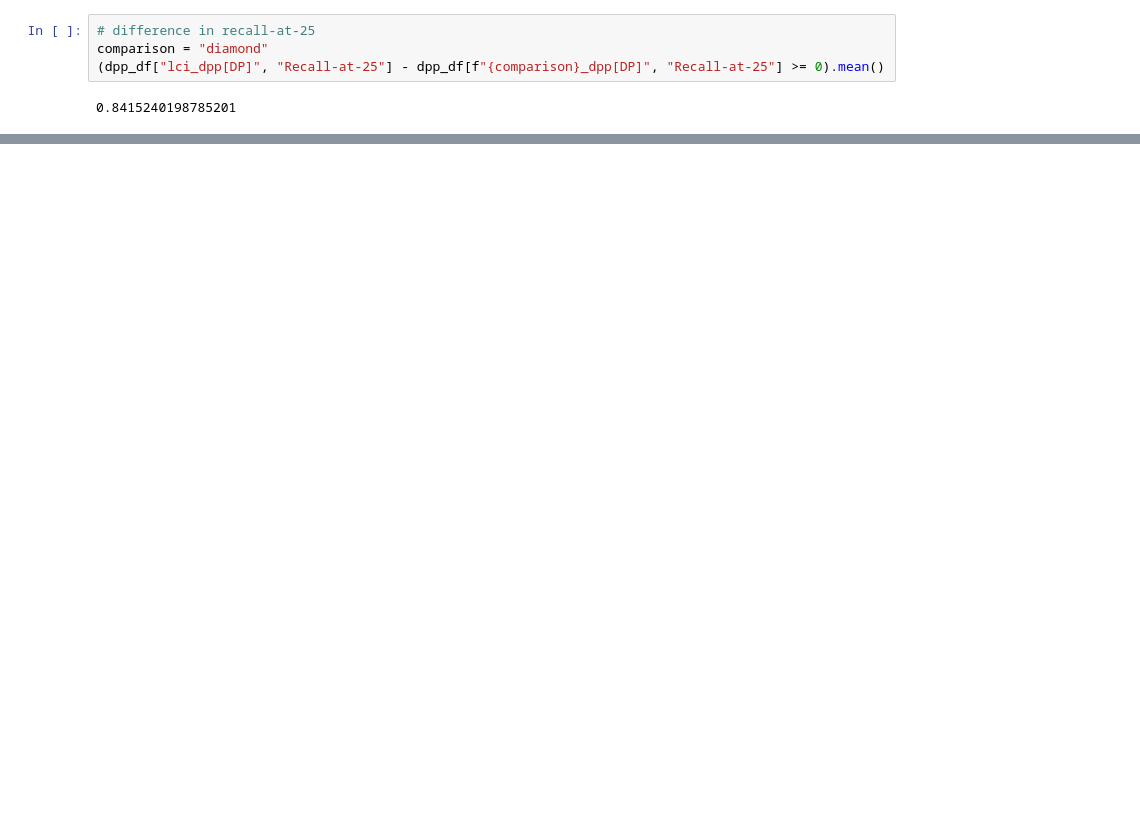
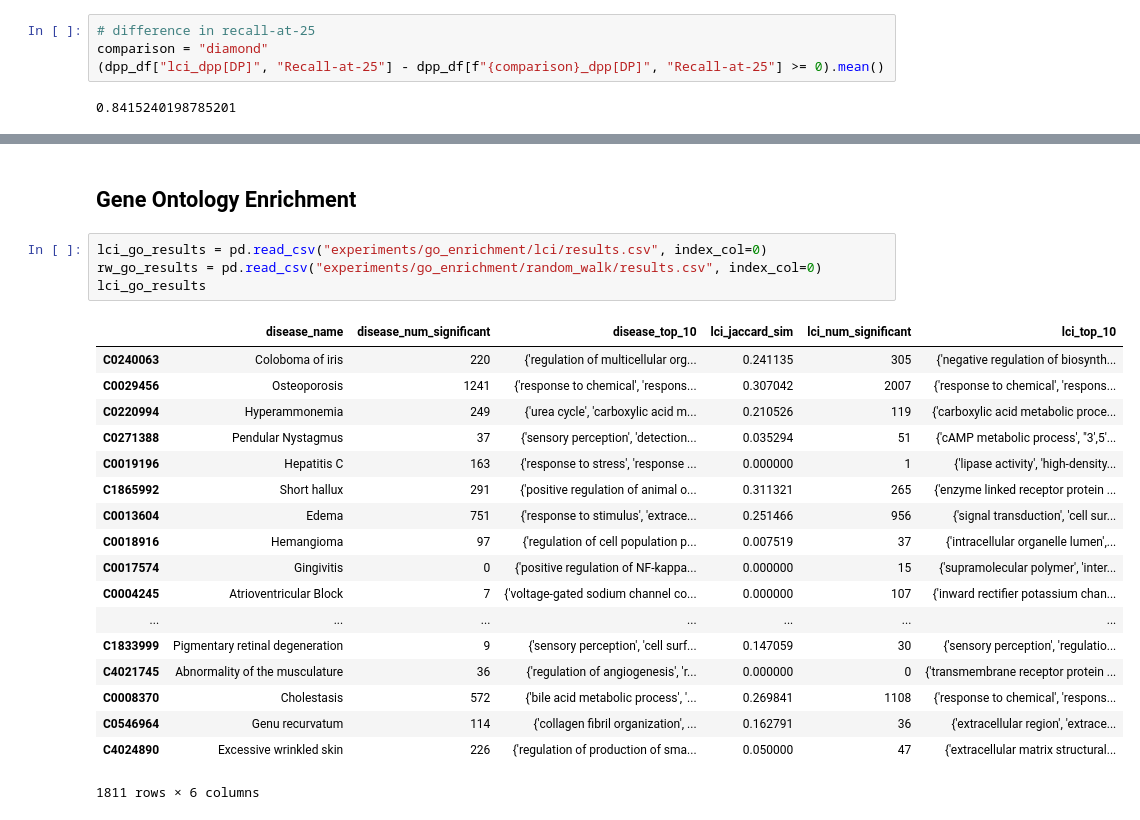
Before and after one commit to seyuboglu/milieu, a Jupyter notebook: notebooks/analysis.ipynb, the cells around one changed output, grey strips where cells are left out. Cells and saved outputs as stored; diff of their text form; blank space fills up the shorter version.

```diff
--- a/notebooks/analysis.ipynb
+++ b/notebooks/analysis.ipynb
@@ -93,0 +184,25 @@ KeyError: ('gcn-1layer_dpp[DP]', 'Recall-at-25')
+# %% [markdown]
+## Gene Ontology Enrichment
+# %%
+lci_go_results = pd.read_csv("experiments/go_enrichment/lci/results.csv", index_col=0)
+rw_go_results = pd.read_csv("experiments/go_enrichment/random_walk/results.csv", index_col=0)
+lci_go_results
+# %% [output]
+|  | disease_name | disease_num_significant | disease_top_10 | lci_jaccard_sim | lci_num_significant | lci_top_10 |
+| C0240063 | Coloboma of iris | 220 | {'regulation of multicellular org... | 0.241135 | 305 | {'negative regulation of biosynth... |
+| C0029456 | Osteoporosis | 1241 | {'response to chemical', 'respons... | 0.307042 | 2007 | {'response to chemical', 'respons... |
+| C0220994 | Hyperammonemia | 249 | {'urea cycle', 'carboxylic acid m... | 0.210526 | 119 | {'carboxylic acid metabolic proce... |
+| C0271388 | Pendular Nystagmus | 37 | {'sensory perception', 'detection... | 0.035294 | 51 | {'cAMP metabolic process', "3',5'... |
+| C0019196 | Hepatitis C | 163 | {'response to stress', 'response ... | 0.000000 | 1 | {'lipase activity', 'high-density... |
+| C1865992 | Short hallux | 291 | {'positive regulation of animal o... | 0.311321 | 265 | {'enzyme linked receptor protein ... |
+| C0013604 | Edema | 751 | {'response to stimulus', 'extrace... | 0.251466 | 956 | {'signal transduction', 'cell sur... |
+| C0018916 | Hemangioma | 97 | {'regulation of cell population p... | 0.007519 | 37 | {'intracellular organelle lumen',... |
+| C0017574 | Gingivitis | 0 | {'positive regulation of NF-kappa... | 0.000000 | 15 | {'supramolecular polymer', 'inter... |
+| C0004245 | Atrioventricular Block | 7 | {'voltage-gated sodium channel co... | 0.000000 | 107 | {'inward rectifier potassium chan... |
+| ... | ... | ... | ... | ... | ... | ... |
+| C1833999 | Pigmentary retinal degeneration | 9 | {'sensory perception', 'cell surf... | 0.147059 | 30 | {'sensory perception', 'regulatio... |
+| C4021745 | Abnormality of the musculature | 36 | {'regulation of angiogenesis', 'r... | 0.000000 | 0 | {'transmembrane receptor protein ... |
+| C0008370 | Cholestasis | 572 | {'bile acid metabolic process', '... | 0.269841 | 1108 | {'response to chemical', 'respons... |
+| C0546964 | Genu recurvatum | 114 | {'collagen fibril organization', ... | 0.162791 | 36 | {'extracellular region', 'extrace... |
+| C4024890 | Excessive wrinkled skin | 226 | {'regulation of production of sma... | 0.050000 | 47 | {'extracellular matrix structural... |
+1811 rows × 6 columns
```
Also changed, not shown: parts of 14 cells of this notebook, 7 other files.
